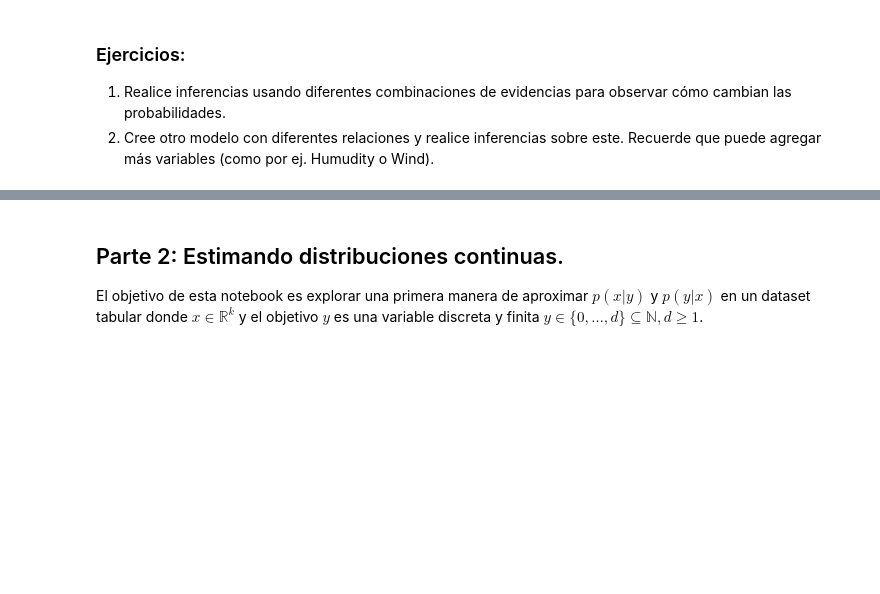
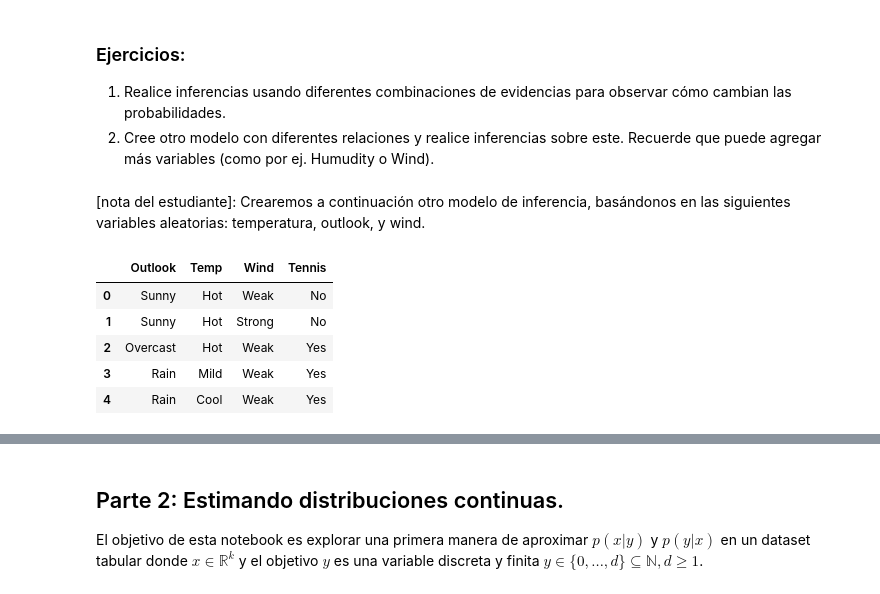
Before and after one commit to bluezombie/iagen-practico02, a Jupyter notebook: Practico2.ipynb, the cells around one changed output, grey strips where cells are left out. Drawn from its saved outputs; the diff is of its cells as text; code cells hidden in the pictures; blank space fills up the shorter version.

```diff
--- a/Practico2.ipynb
+++ b/Practico2.ipynb
@@ -179,3 +179,25 @@ Resultado de la inferencia:
 1. Realice inferencias usando diferentes combinaciones de evidencias para observar cómo cambian las probabilidades.
 2. Cree otro modelo con diferentes relaciones y realice inferencias sobre este.
  Recuerde que puede agregar más variables (como por ej. Humudity o Wind).
+# %% [markdown]
+[nota del estudiante]: Crearemos a continuación otro modelo de inferencia, basándonos en las siguientes variables aleatorias: temperatura, outlook, y wind.
+# %%
+# 1. Ajustamos nuestra fuente de datos para que solo contenga las variables Outlook, Temp, Wind y Tennis.
+data = pd.read_csv('./tennis.csv')
+
+# Definimos las variables de interés
+outlook = 'Outlook'
+temp = 'Temp'
+wind = 'Wind'
+tennis = 'Tennis'
+
+# Actualizamos nuestra fuente de datos para que solo contenga las variables seleccionadas
+data = data[[outlook, temp, wind, tennis]]
+data.head()
+# %% [output]
+|  | Outlook | Temp | Wind | Tennis |
+| 0 | Sunny | Hot | Weak | No |
+| 1 | Sunny | Hot | Strong | No |
+| 2 | Overcast | Hot | Weak | Yes |
+| 3 | Rain | Mild | Weak | Yes |
+| 4 | Rain | Cool | Weak | Yes |
```
Also changed, not shown: parts of 6 cells of this notebook.
